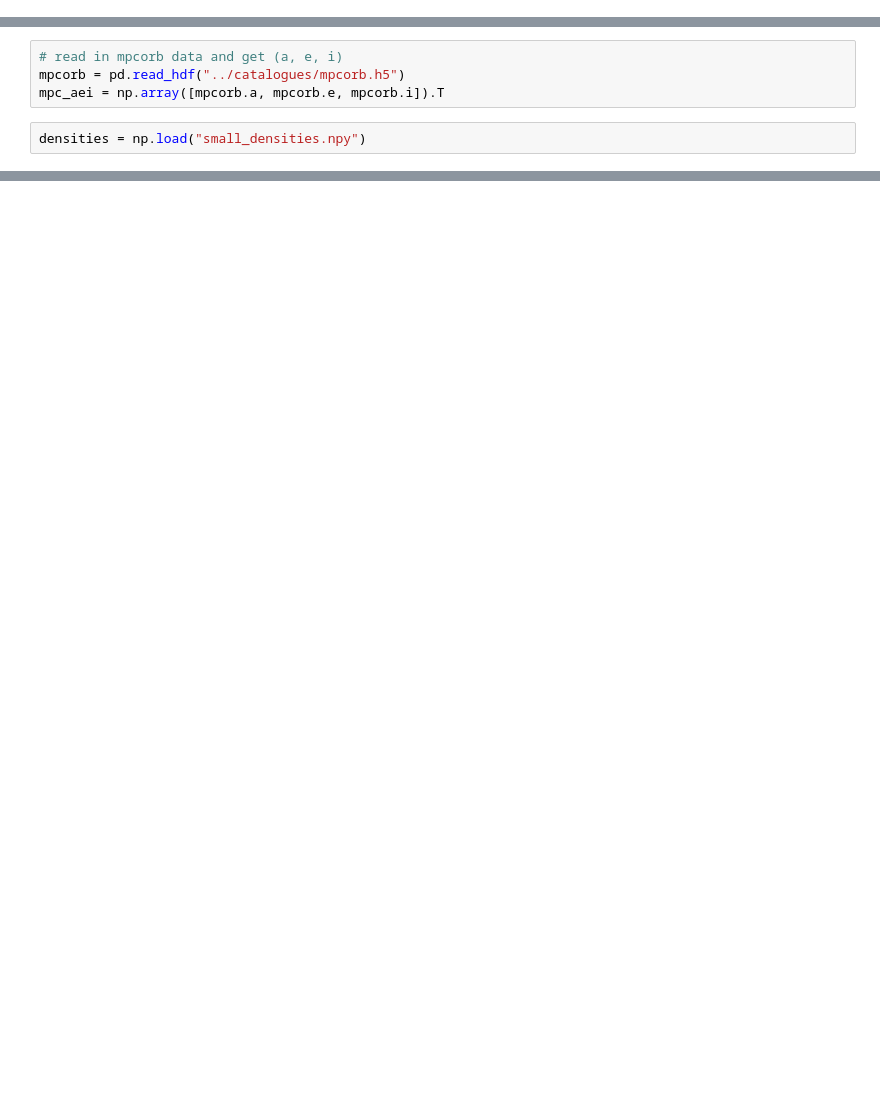
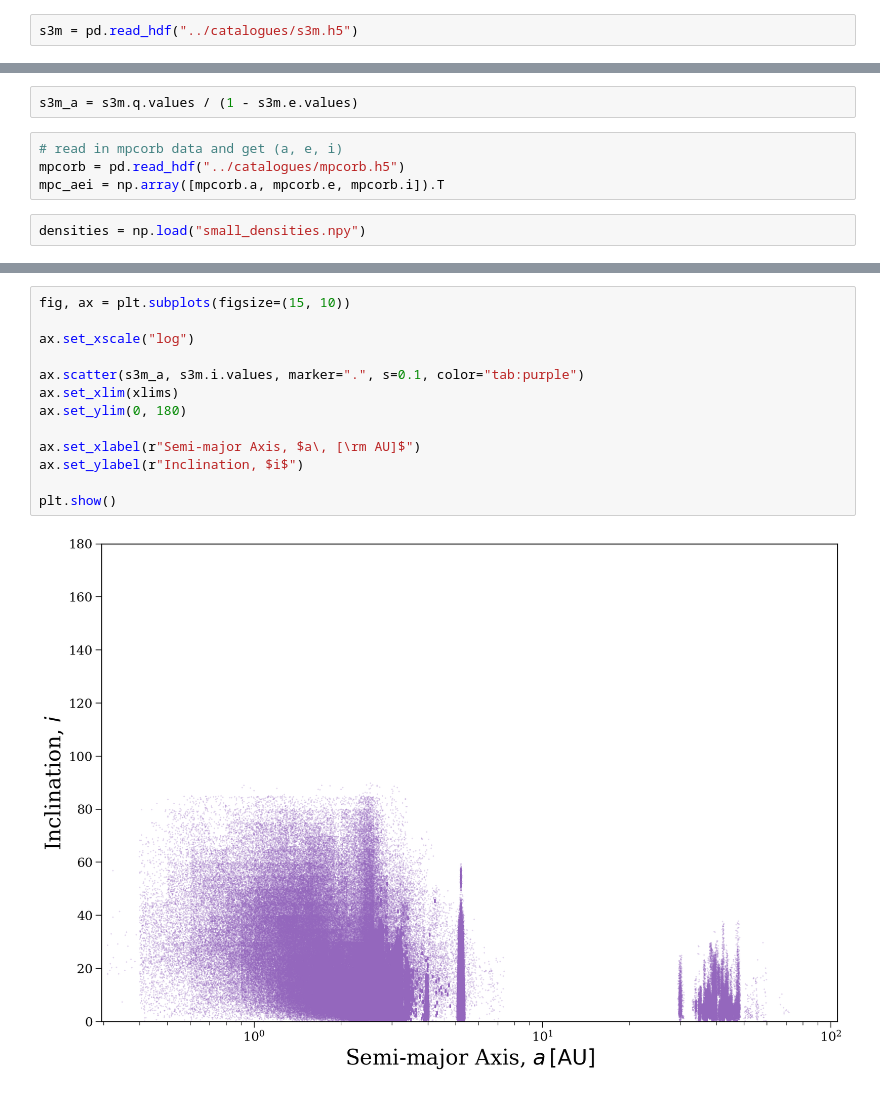
Before and after one commit to dirac-institute/hybrid_sso_catalogue, a Jupyter notebook: density/investigate.ipynb, the cells around one changed output, grey strips where cells are left out. Saved outputs shown, nothing was run; the diff lists cells and outputs as text; blank space fills up the shorter version.

```diff
--- a/density/investigate.ipynb
+++ b/density/investigate.ipynb
@@ -23,3 +23,5 @@ params = {'figure.figsize': (12, 8),
           'ytick.major.size': 7,
           'ytick.minor.size': 4}
 plt.rcParams.update(params)
+# %%
+s3m = pd.read_hdf("../catalogues/s3m.h5")
@@ -26,3 +32,5 @@ plt.rcParams.update(params)
+# %%
+s3m_a = s3m.q.values / (1 - s3m.e.values)
 # %%
 # read in mpcorb data and get (a, e, i)
 mpcorb = pd.read_hdf("../catalogues/mpcorb.h5")
@@ -58,0 +63,15 @@ plt.show()
+# %%
+fig, ax = plt.subplots(figsize=(15, 10))
+
+ax.set_xscale("log")
+
+ax.scatter(s3m_a, s3m.i.values, marker=".", s=0.1, color="tab:purple")
+ax.set_xlim(xlims)
+ax.set_ylim(0, 180)
+
+ax.set_xlabel(r"Semi-major Axis, $a\, [\rm AU]$")
+ax.set_ylabel(r"Inclination, $i$")
+
+plt.show()
+# %% [output]
+[figure, added]
```
Also changed, not shown: parts of 6 cells of this notebook, 2 other files.
